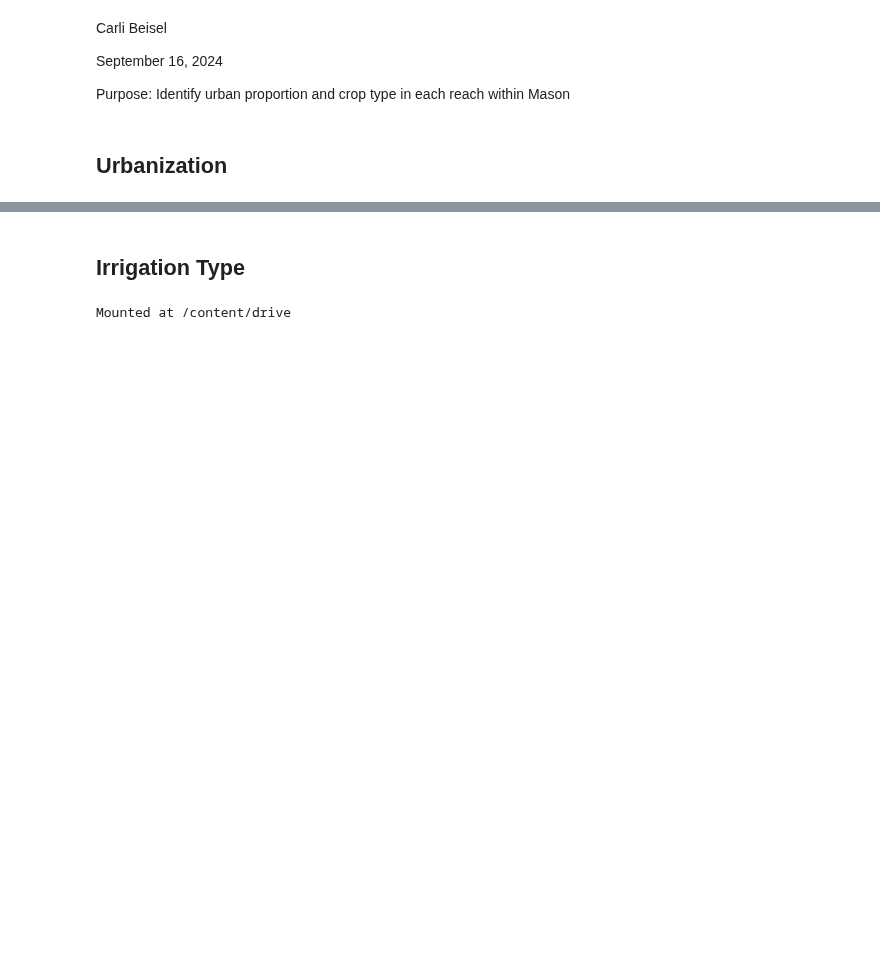
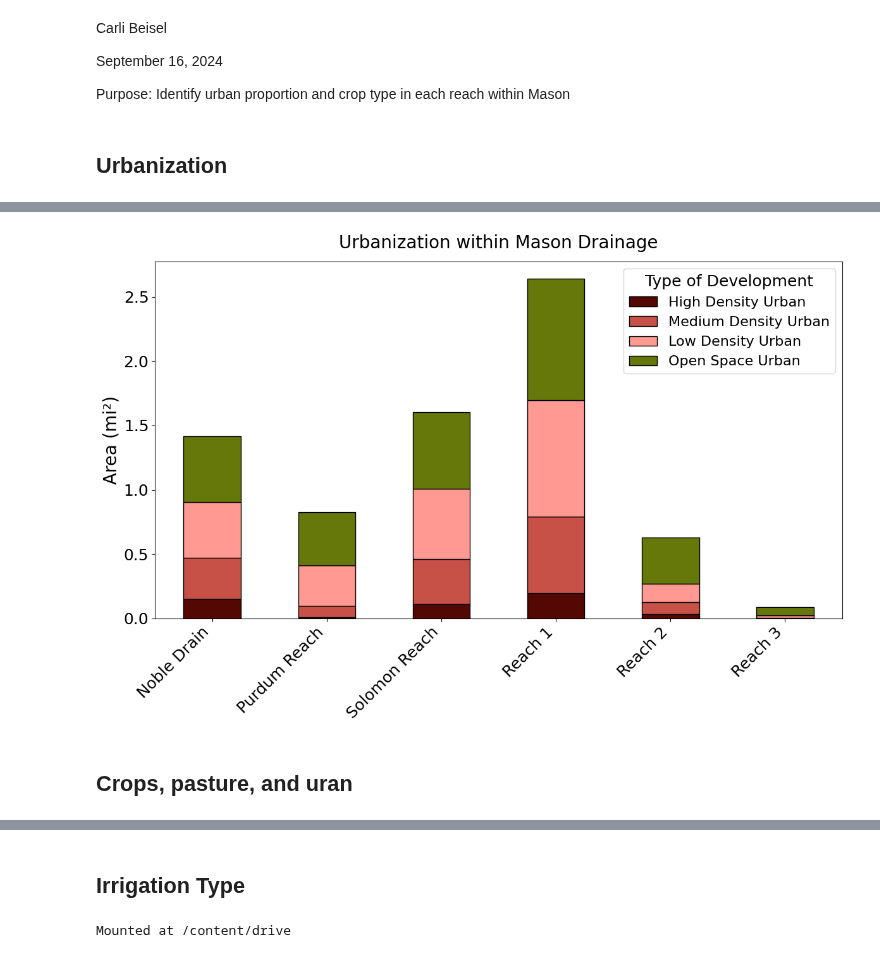
Before and after one commit to carlibeisel/mason_water_budget, a Jupyter notebook: reach_landuse.ipynb, the cells around one changed output, grey strips where cells are left out. Cells and saved outputs as stored; diff of their text form; code cells hidden in the pictures; blank space fills up the shorter version.

```diff
--- a/reach_landuse.ipynb
+++ b/reach_landuse.ipynb
@@ -128,7 +150,7 @@ TypeError: 'numpy.ndarray' object is not callable
 #    Characterization: Urban
 # ---------------------------- #
 
-masked_cdl_dir = '/content/drive/MyDrive/Data/Mason/data_input/land_cover/masked_2023/'
+masked_cdl_dir = '/content/drive/MyDrive/Data/Mason Water Budget/data_input/land_cover/masked_2023'
 
 # characterize urban land from cdl data
 developed_crop_types = {
@@ -220,5 +242,6 @@ for file_path in masked_files: # loop through each reach
 
 urban = pd.DataFrame(data)
 urban
+urban.to_csv('/content/drive/MyDrive/Data/Mason Water Budget/data_output/land_use/urban_area.csv', index=False)
 # %% [output]
 Processing file for reach: Noble Drain
@@ -238,0 +253,55 @@ Processing file for reach: Reach 4
+# %%
+# ----------------------------------------- #
+# FIGURE: Type of Urbanization in each reach
+# ----------------------------------------- #
+
+plot_data = urban.set_index('Reach')
+
+plot_data = plot_data[[
+    'High Intensity Urban (mi²)',
+    'Medium Intensity Urban (mi²)',
+    'Low Intensity Urban (mi²)',
+    'Open Space Urban (mi²)'
+]]
+
+# Rename columns to remove '(mi²)' and 'intensity' from the legend
+plot_data.rename(columns=lambda x: x.replace(' (mi²)', ''), inplace=True)
+plot_data.rename(columns=lambda x: x.replace('Intensity', 'Density'), inplace=True)
+
+# custom colors for urban area
+custom_colors = {
+    'High Density Urban': '#540804',
+    'Medium Density Urban': '#C75146',
+    'Low Density Urban': '#FF9991',
+    'Open Space Urban': '#67780B'
+}
+
+# Plot
+fig, ax = plt.subplots(figsize=(12, 8))
+plot_data.plot(
+    kind='bar',
+    stacked=True,
+    color=[custom_colors[col] for col in plot_data.columns],
+    edgecolor='black',
+    ax=ax
+)
+plt.title('Urbanization within Mason Drainage', fontsize=20, pad=15)
+plt.ylabel('Area (mi²)', fontsize=20)
+plt.xlabel('', fontsize=12)
+plt.xticks(rotation=45, ha='right', fontsize=18)
+plt.yticks(fontsize=18)
+plt.legend(
+    title='Type of Development',
+    loc='upper right',
+    fontsize=16,
+    title_fontsize=18
+)
+plt.tight_layout()
+
+plt.show()
+plt.savefig('/content/drive/MyDrive/Data/Mason Water Budget/data_output/land_use/Figures/urbanization.png', dpi=300, bbox_inches='tight')
+plt.close()
+# %% [output]
+[figure, added]
+# %% [markdown]
+## Crops, pasture, and uran
```
Also changed, not shown: parts of 24 cells of this notebook.
